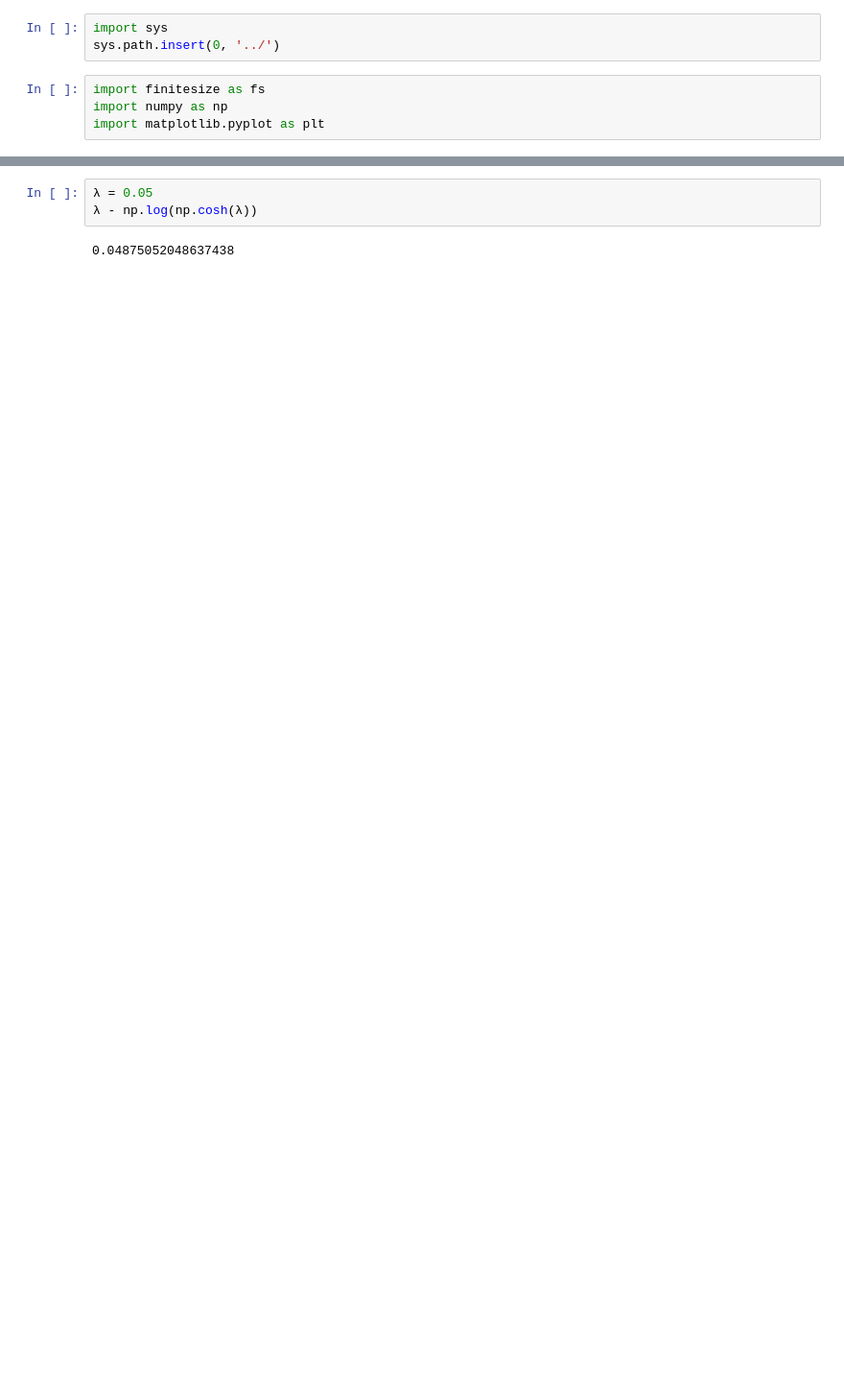
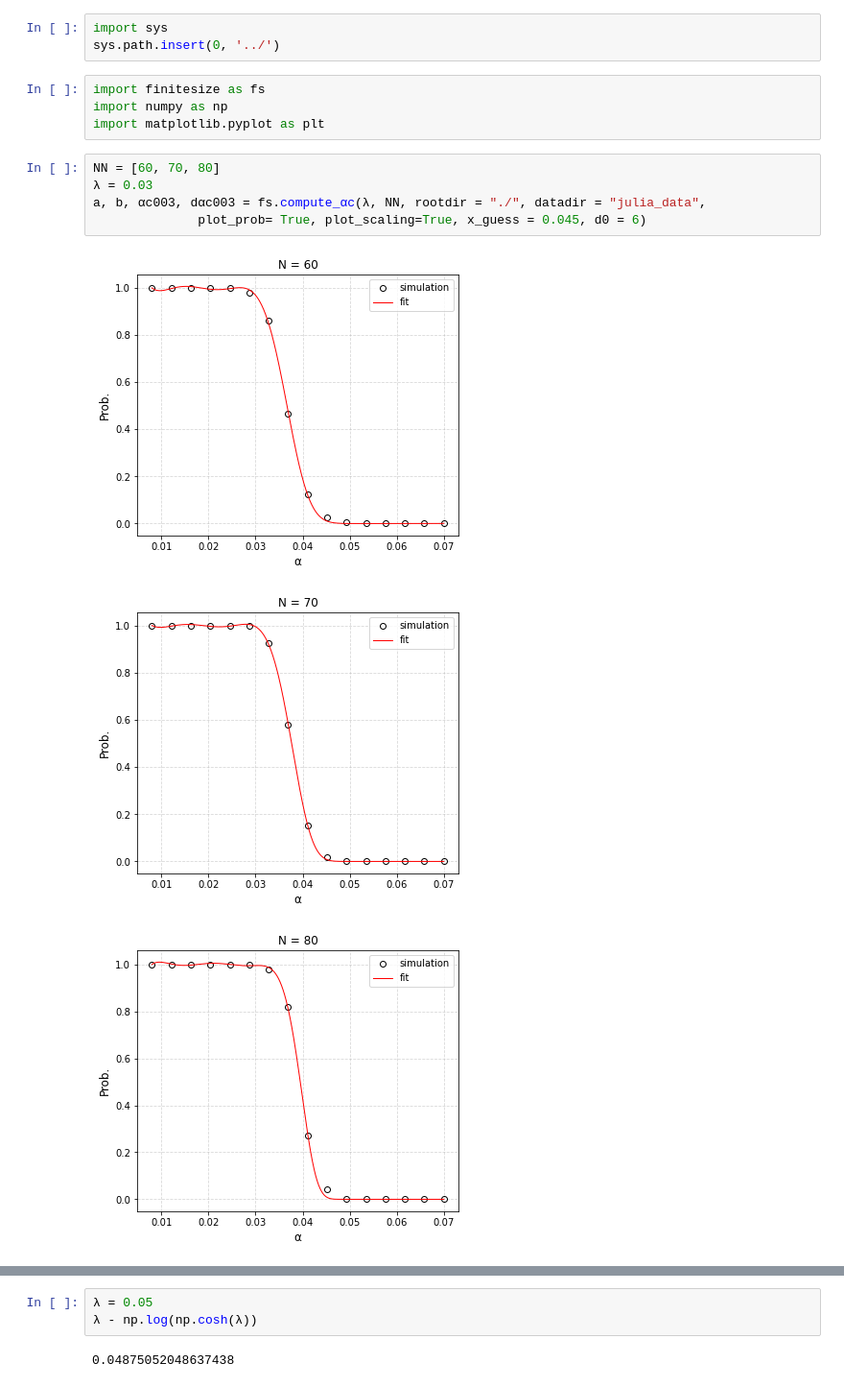
Before and after one commit to lorenzomancini1/Hopfield_Model, a Jupyter notebook: src/Modern Hopfield/binary/Phase_Diagram/notebooks/analysis_of_alpha_c.ipynb, the cells around one changed output, grey strips where cells are left out. Shown: that part at 96% size. Drawn from its saved outputs; the diff is of its cells as text; blank space fills up the shorter version.

```diff
--- a/src/Modern Hopfield/binary/Phase_Diagram/notebooks/analysis_of_alpha_c.ipynb
+++ b/src/Modern Hopfield/binary/Phase_Diagram/notebooks/analysis_of_alpha_c.ipynb
@@ -5,3 +5,12 @@ sys.path.insert(0, '../')
 import finitesize as fs
 import numpy as np
 import matplotlib.pyplot as plt
+# %%
+NN = [60, 70, 80]
+λ = 0.03
+a, b, αc003, dαc003 = fs.compute_αc(λ, NN, rootdir = "./", datadir = "julia_data",
+              plot_prob= True, plot_scaling=True, x_guess = 0.045, d0 = 6)
+# %% [output]
+[figure, added]
+[figure, added]
+[figure, added]
```
Also changed, not shown: parts of 5 cells of this notebook.
